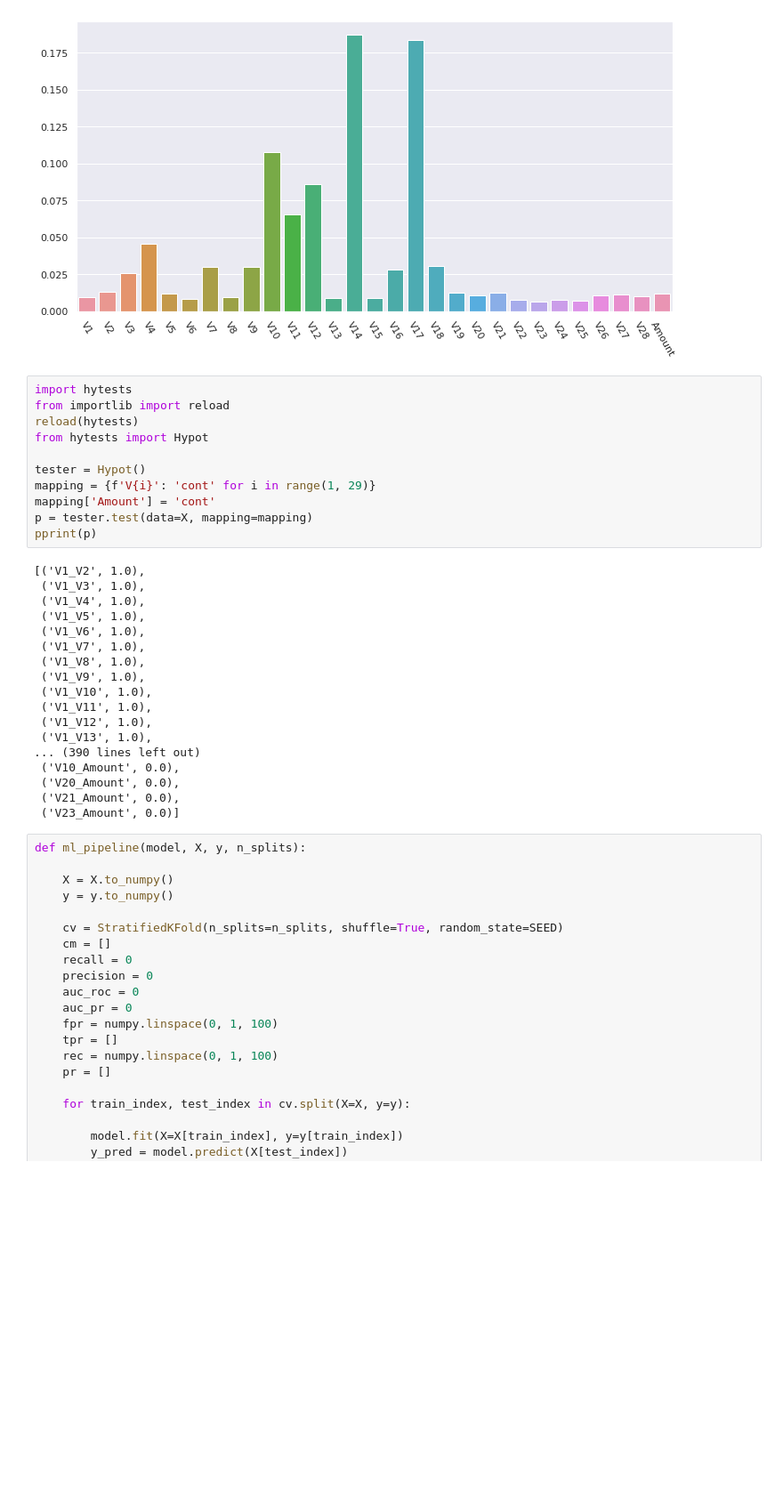
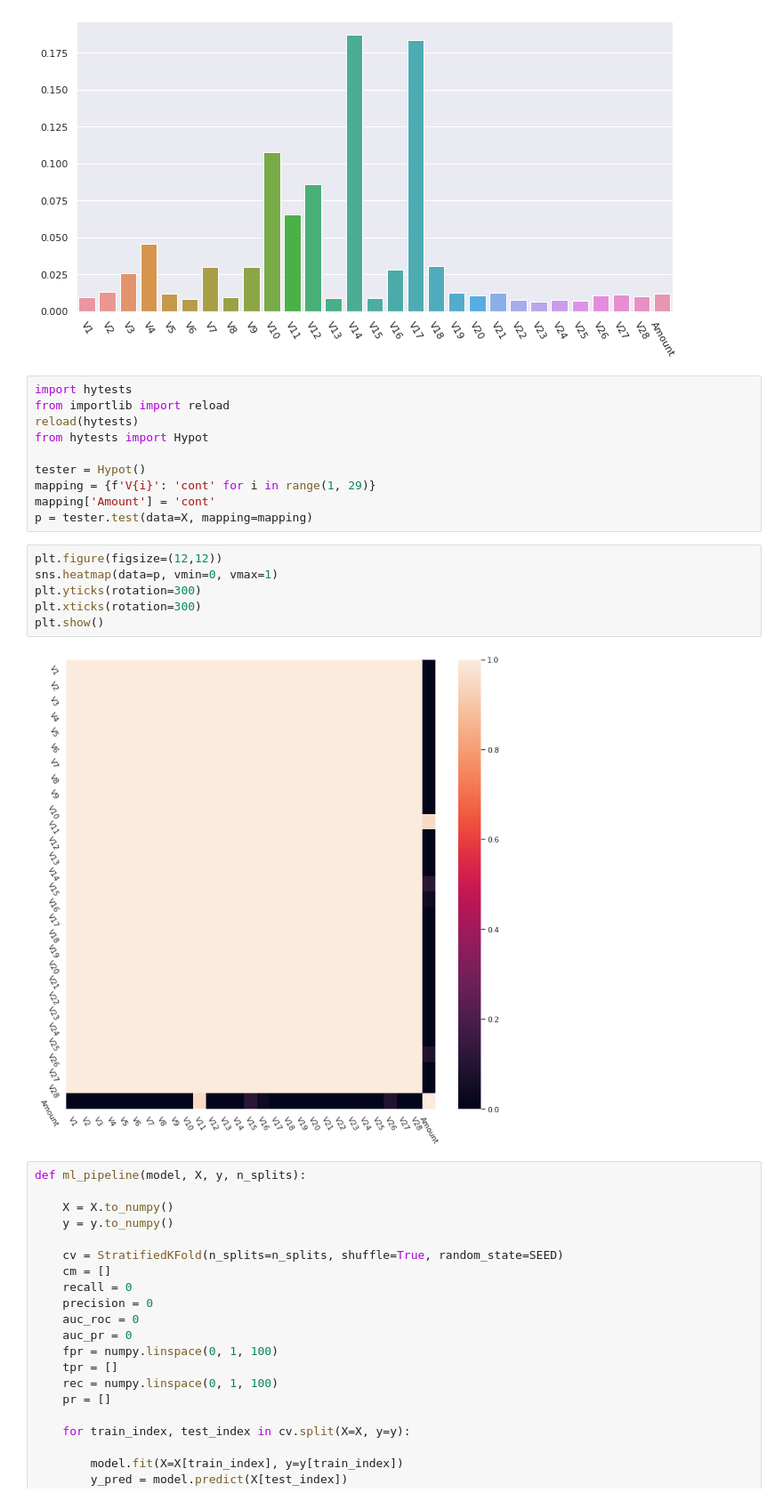
Before and after one commit to VladimirIsakov91/CreditCardFraud, a Jupyter notebook: CreditCardFraud.ipynb, the cells around one changed output. Shown: that part at 89% size. Cells and saved outputs as stored; diff of their text form; blank space fills up the shorter version.

```diff
--- a/CreditCardFraud.ipynb
+++ b/CreditCardFraud.ipynb
@@ -200,25 +200,14 @@ tester = Hypot()
 mapping = {f'V{i}': 'cont' for i in range(1, 29)}
 mapping['Amount'] = 'cont'
 p = tester.test(data=X, mapping=mapping)
-pprint(p)
-# %% [output]
-[('V1_V2', 1.0),
- ('V1_V3', 1.0),
- ('V1_V4', 1.0),
- ('V1_V5', 1.0),
- ('V1_V6', 1.0),
- ('V1_V7', 1.0),
- ('V1_V8', 1.0),
- ('V1_V9', 1.0),
- ('V1_V10', 1.0),
- ('V1_V11', 1.0),
- ('V1_V12', 1.0),
- ('V1_V13', 1.0),
-... (390 lines left out)
- ('V10_Amount', 0.0),
- ('V20_Amount', 0.0),
- ('V21_Amount', 0.0),
- ('V23_Amount', 0.0)]
+# %%
+plt.figure(figsize=(12,12))
+sns.heatmap(data=p, vmin=0, vmax=1)
+plt.yticks(rotation=300)
+plt.xticks(rotation=300)
+plt.show()
+# %% [output]
+[figure, added]
 # %%
 def ml_pipeline(model, X, y, n_splits):
 
```
Also changed, not shown: parts of 2 cells of this notebook, 1 other file.
